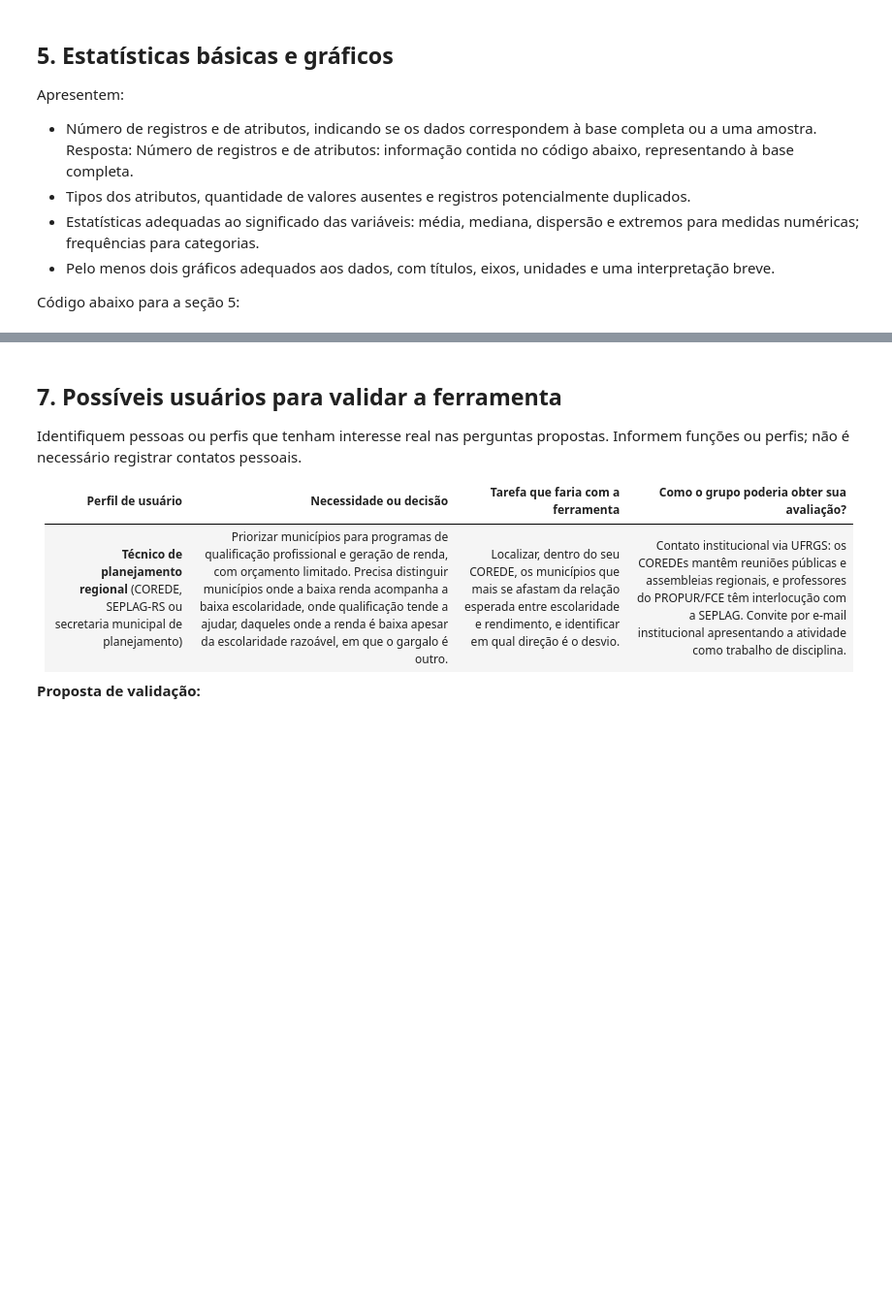
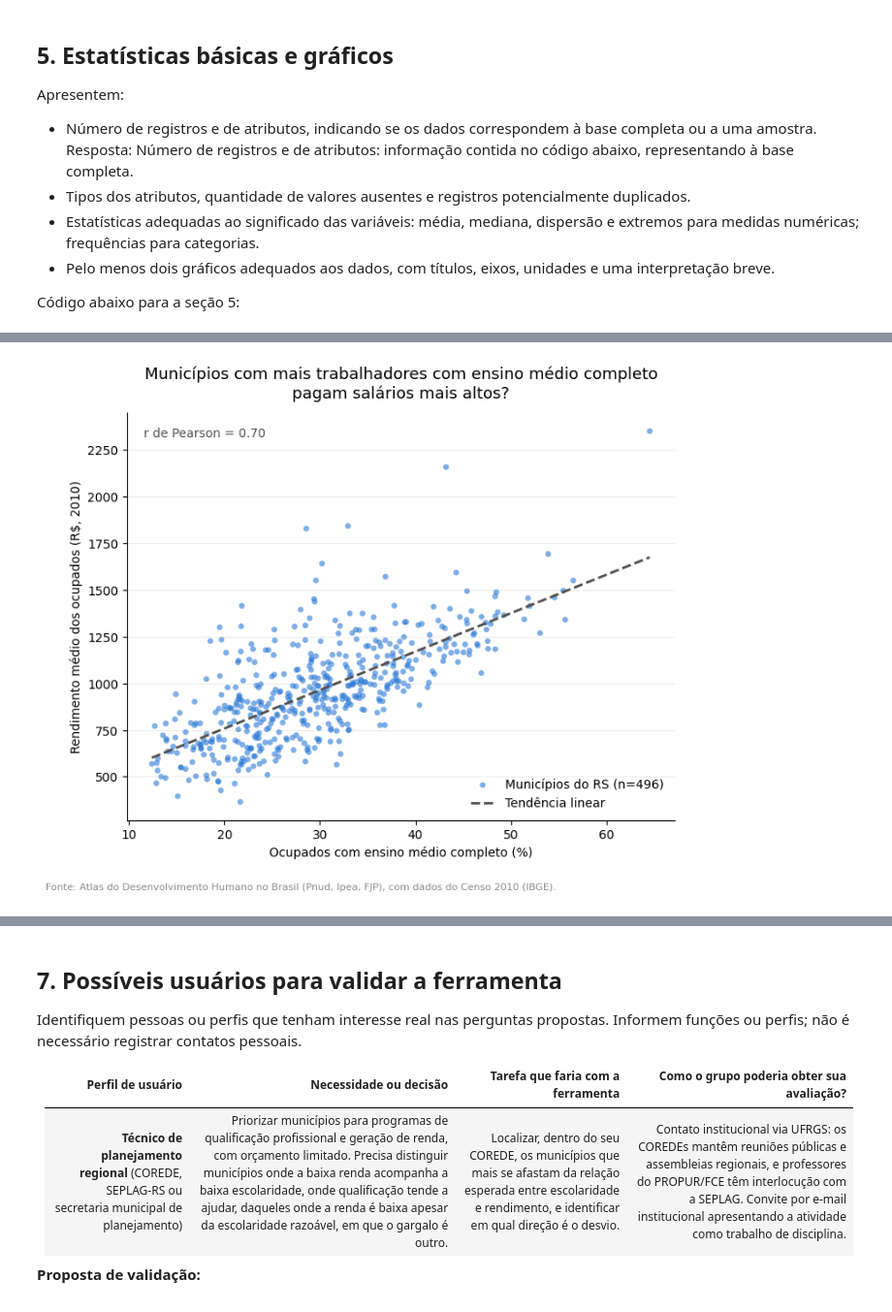
Before and after one commit to valandro/ufrgs-spec-ai, a Jupyter notebook: AI001-analise-visualizacao-dados/educacao/notebook/atividade01_PIB_RS_Municipal_X_Escolaridade_Elizabeth_Lucas_Mike.ipynb, the cells around one changed output, grey strips where cells are left out. Shown at 97% size. Cells and saved outputs as stored; diff of their text form; code cells hidden in the pictures; blank space fills up the shorter version.

```diff
--- a/AI001-analise-visualizacao-dados/educacao/notebook/atividade01_PIB_RS_Municipal_X_Escolaridade_Elizabeth_Lucas_Mike.ipynb
+++ b/AI001-analise-visualizacao-dados/educacao/notebook/atividade01_PIB_RS_Municipal_X_Escolaridade_Elizabeth_Lucas_Mike.ipynb
@@ -112,0 +574,9 @@ Código abaixo para a seção 6:
+# %%
+# URL definida na subseção 6.0 (Configuração do ambiente).
+# O pandas lê direto da URL, então o notebook roda sem o resto do projeto.
+df = pd.read_csv(URL_DATASET_PRINCIPAL)
+df = df.iloc[:-3]  # remove a linha em branco + as 2 linhas de crédito/fonte do rodapé
+
+municipios = df[~df["Territorialidades"].isin(["Brasil", "Rio Grande do Sul"])].copy()
+
+print(df.head())  # Display the first few rows of the DataFrame
@@ -112,0 +599,71 @@ Código abaixo para a seção 6:
+# %%
+# código do gráfico da pergunta 1
+col_escolaridade = "% dos ocupados com ensino médio completo 2010"
+col_renda = "Rendimento médio dos ocupados 2010"
+
+for col in [col_escolaridade, col_renda]:
+    municipios[col] = pd.to_numeric(municipios[col], errors="coerce")
+
+municipios = municipios.dropna(subset=[col_escolaridade, col_renda])
+print(f"Municípios com os dois indicadores preenchidos: {len(municipios)}")
+
+# ---------------------------------------------------------------
+# 2. Estatística de apoio (reta de tendência e correlação)
+# ---------------------------------------------------------------
+slope, intercept, r, p, se = stats.linregress(
+    municipios[col_escolaridade], municipios[col_renda]
+)
+x_linha = pd.Series([municipios[col_escolaridade].min(), municipios[col_escolaridade].max()])
+y_linha = slope * x_linha + intercept
+
+# ---------------------------------------------------------------
+# 3. Gráfico
+# ---------------------------------------------------------------
+COR_PONTOS = "#2a78d6"
+COR_LINHA = "#52514e"
+
+fig, ax = plt.subplots(figsize=(8, 6))
+
+ax.scatter(
+    municipios[col_escolaridade],
+    municipios[col_renda],
+    s=22,
+    color=COR_PONTOS,
+    alpha=0.6,
+    edgecolors="none",
+    label="Municípios do RS (n=%d)" % len(municipios),
+)
+ax.plot(x_linha, y_linha, color=COR_LINHA, linewidth=2, linestyle="--", label="Tendência linear")
+
+ax.set_title(
+    "Municípios com mais trabalhadores com ensino médio completo\npagam salários mais altos?",
+    fontsize=13,
+    pad=12,
+)
+ax.set_xlabel("Ocupados com ensino médio completo (%)")
+ax.set_ylabel("Rendimento médio dos ocupados (R$, 2010)")
+
+ax.spines[["top", "right"]].set_visible(False)
+ax.grid(axis="y", linestyle="-", linewidth=0.5, color="#e5e5e0", zorder=0)
+ax.set_axisbelow(True)
+
+ax.annotate(
+    f"r de Pearson = {r:.2f}",
+    xy=(0.03, 0.94),
+    xycoords="axes fraction",
+    fontsize=10,
+    color=COR_LINHA,
+)
+
+ax.legend(frameon=False, loc="lower right")
+
+fig.text(
+    0.01, -0.02,
+    "Fonte: Atlas do Desenvolvimento Humano no Brasil (Pnud, Ipea, FJP), com dados do Censo 2010 (IBGE).",
+    fontsize=8, color="#8a8a86",
+)
+
+# plt.tight_layout()
+# plt.savefig("grafico1_escolaridade_renda.png", dpi=150, bbox_inches="tight")
+plt.show()
+# %% [output]
@@ -112,0 +671 @@ Código abaixo para a seção 6:
+[figure, added]
```
Also changed, not shown: parts of 37 cells of this notebook.
